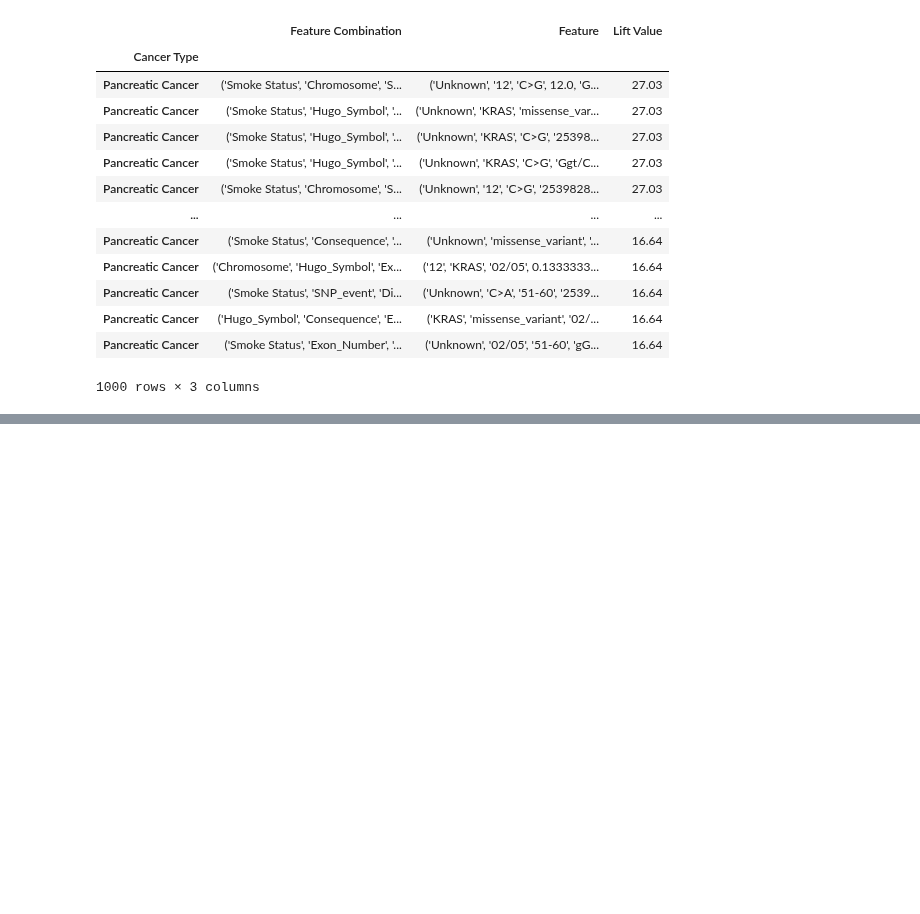
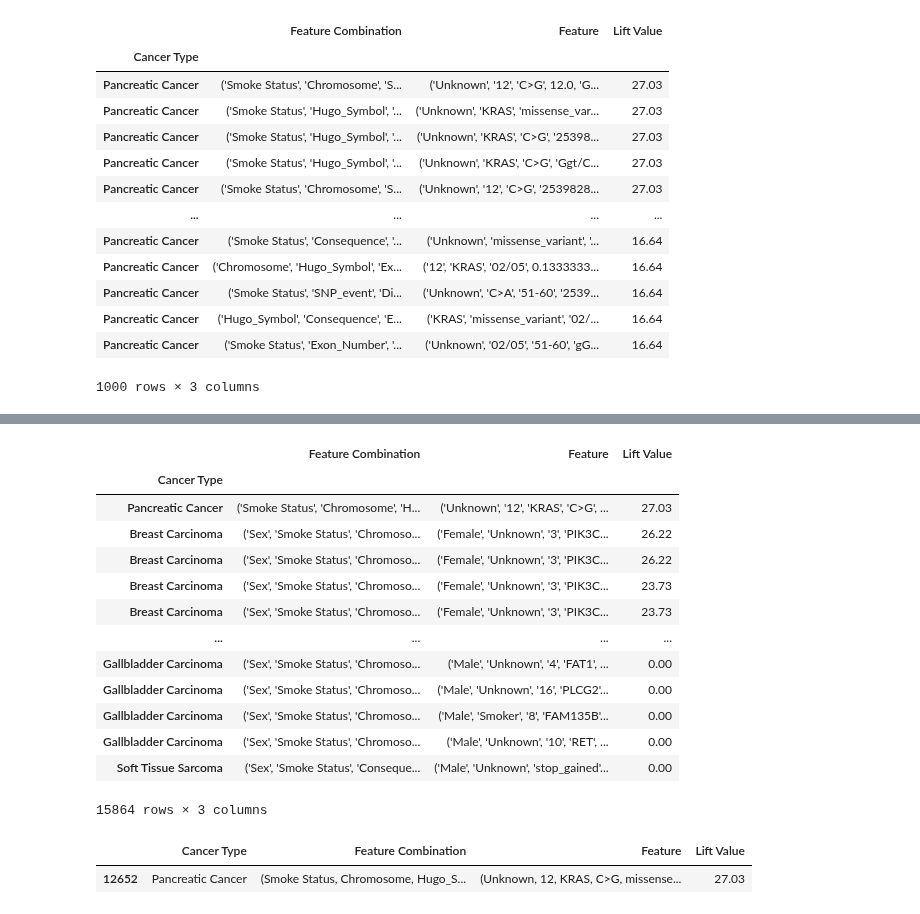
Before and after one commit to Taneun/OncoHypothesis-LLM-Ranker, a Jupyter notebook: pan_cancer/Lift.ipynb, the cells around one changed output, grey strips where cells are left out. Drawn from its saved outputs; the diff is of its cells as text; code cells hidden in the pictures; blank space fills up the shorter version.

```diff
--- a/pan_cancer/Lift.ipynb
+++ b/pan_cancer/Lift.ipynb
@@ -371,0 +336,19 @@ final_df
+# %%
+lift_merged = pd.read_csv("lifts_merged.csv", index_col=0)
+# %%
+lift_merged.sort_values(by="Lift Value", ascending=False)
+# %% [output]
+|  | Feature Combination | Feature | Lift Value |
+| Cancer Type |  |  |  |
+| Pancreatic Cancer | ('Smoke Status', 'Chromosome', 'H... | ('Unknown', '12', 'KRAS', 'C>G', ... | 27.03 |
+| Breast Carcinoma | ('Sex', 'Smoke Status', 'Chromoso... | ('Female', 'Unknown', '3', 'PIK3C... | 26.22 |
+| Breast Carcinoma | ('Sex', 'Smoke Status', 'Chromoso... | ('Female', 'Unknown', '3', 'PIK3C... | 26.22 |
+| Breast Carcinoma | ('Sex', 'Smoke Status', 'Chromoso... | ('Female', 'Unknown', '3', 'PIK3C... | 23.73 |
+| Breast Carcinoma | ('Sex', 'Smoke Status', 'Chromoso... | ('Female', 'Unknown', '3', 'PIK3C... | 23.73 |
+| ... | ... | ... | ... |
+| Gallbladder Carcinoma | ('Sex', 'Smoke Status', 'Chromoso... | ('Male', 'Unknown', '4', 'FAT1', ... | 0.00 |
+| Gallbladder Carcinoma | ('Sex', 'Smoke Status', 'Chromoso... | ('Male', 'Unknown', '16', 'PLCG2'... | 0.00 |
+| Gallbladder Carcinoma | ('Sex', 'Smoke Status', 'Chromoso... | ('Male', 'Smoker', '8', 'FAM135B'... | 0.00 |
+| Gallbladder Carcinoma | ('Sex', 'Smoke Status', 'Chromoso... | ('Male', 'Unknown', '10', 'RET', ... | 0.00 |
+| Soft Tissue Sarcoma | ('Sex', 'Smoke Status', 'Conseque... | ('Male', 'Unknown', 'stop_gained'... | 0.00 |
+15864 rows × 3 columns
@@ -371,0 +358,5 @@ final_df
+# %%
+df[df["Lift Value"] == 27.03]
+# %% [output]
+|  | Cancer Type | Feature Combination | Feature | Lift Value |
+| 12652 | Pancreatic Cancer | (Smoke Status, Chromosome, Hugo_S... | (Unknown, 12, KRAS, C>G, missense... | 27.03 |
```
Also changed, not shown: parts of 34 cells of this notebook, 1 other file.
